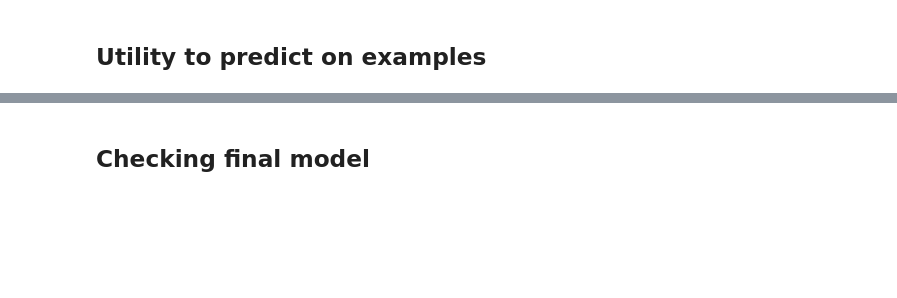
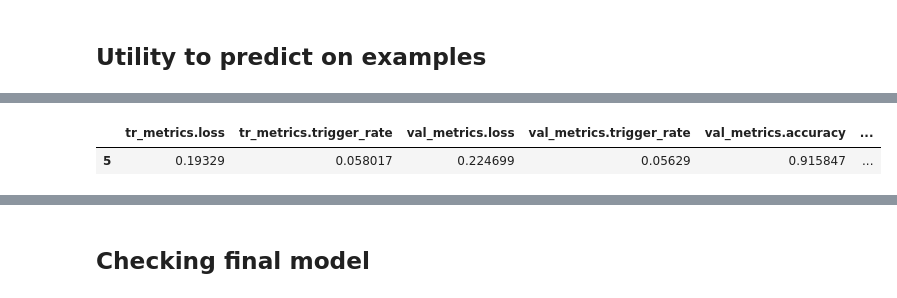
Before and after one commit to jsong336/emotion-bert, a Jupyter notebook: notebooks/main_bert_dense.ipynb, the cells around one changed output, grey strips where cells are left out. Cells and saved outputs as stored; diff of their text form; code cells hidden in the pictures; blank space fills up the shorter version.

```diff
--- a/notebooks/main_bert_dense.ipynb
+++ b/notebooks/main_bert_dense.ipynb
@@ -243,0 +315,5 @@ df.head(3)
+# %%
+df.sort_values(by='val_metrics.loss').head(1)
+# %% [output]
+|  | tr_metrics.loss | tr_metrics.trigger_rate | val_metrics.loss | val_metrics.trigger_rate | val_metrics.accuracy | ... |
+| 5 | 0.19329 | 0.058017 | 0.224699 | 0.05629 | 0.915847 | ... |
```
Also changed, not shown: parts of 24 cells of this notebook, 7 other files.
